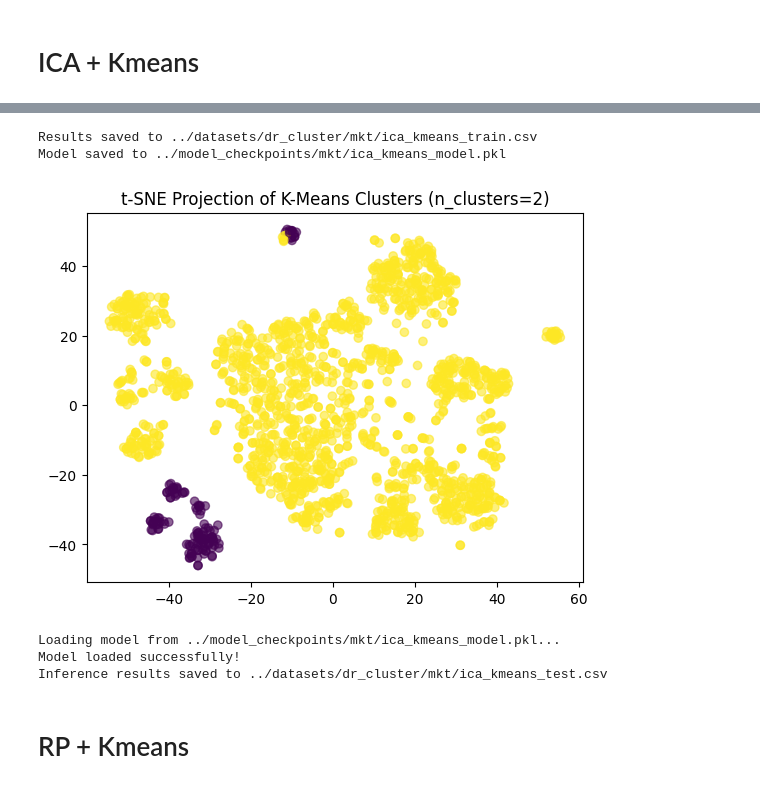
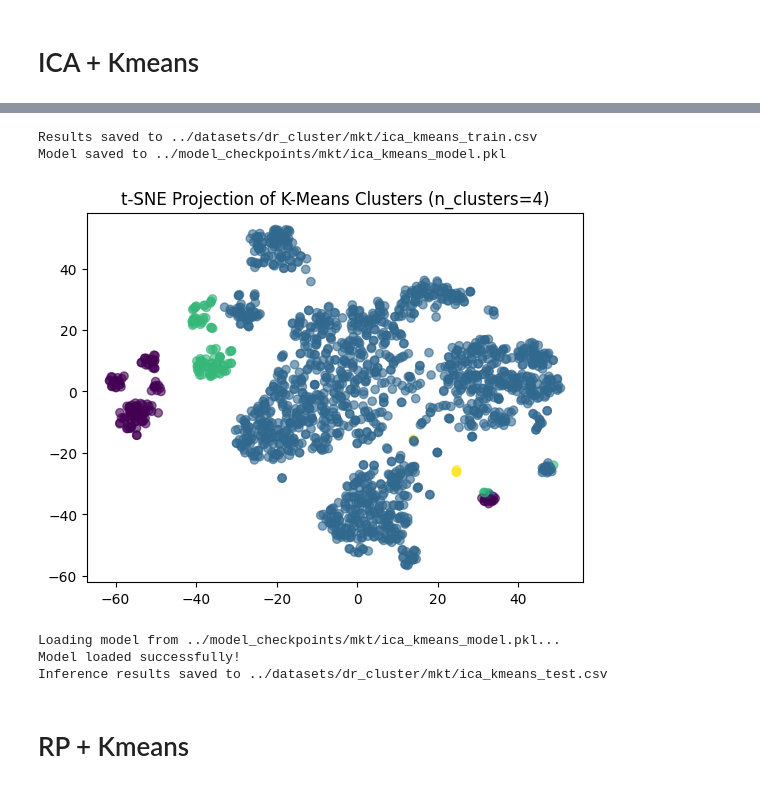
Before and after one commit to JohhnnyKeepWalking985/ML-HW3, a Jupyter notebook: clustering/clustering_dr_mkt.ipynb, the cells around one changed output, grey strips where cells are left out. Drawn from its saved outputs; the diff is of its cells as text; code cells hidden in the pictures.

```diff
--- a/clustering/clustering_dr_mkt.ipynb
+++ b/clustering/clustering_dr_mkt.ipynb
@@ -104,23 +107,23 @@ Best k selected: 2
 # %%
 dataset_path = "../datasets/dr/mkt/ica_train.csv"
 mkt_ica_train = pd.read_csv(dataset_path)
 
-best_k = 2
+best_k = 4
 kmeans = KMeansClustering(n_clusters=best_k, save_data=True)
 labels = kmeans.fit(mkt_ica_train)
 
 kmeans.save_results(filename="../datasets/dr_cluster/mkt/ica_kmeans_train.csv")
 kmeans.save_model(filename="../model_checkpoints/mkt/ica_kmeans_model.pkl")
 
 kmeans.plot_clusters()
 
 dataset_path = "../datasets/dr/mkt/ica_test.csv"
 mkt_ica_test = pd.read_csv(dataset_path)
 KMeansClustering.inference("../model_checkpoints/mkt/ica_kmeans_model.pkl", mkt_ica_test, output_file="../datasets/dr_cluster/mkt/ica_kmeans_test.csv")
 # %% [output]
 Results saved to ../datasets/dr_cluster/mkt/ica_kmeans_train.csv
 Model saved to ../model_checkpoints/mkt/ica_kmeans_model.pkl
-[figure, old version]
+[figure, new version]
 Loading model from ../model_checkpoints/mkt/ica_kmeans_model.pkl...
 Model loaded successfully!
 Inference results saved to ../datasets/dr_cluster/mkt/ica_kmeans_test.csv
```
Also changed, not shown: parts of 10 cells of this notebook, 19 other files.
